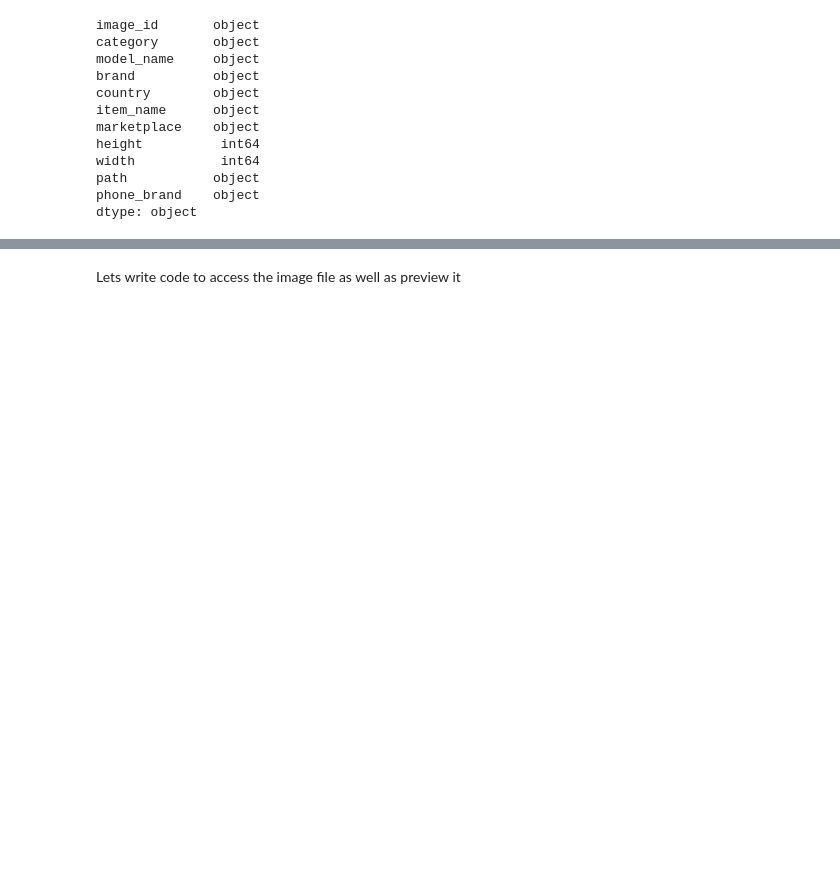
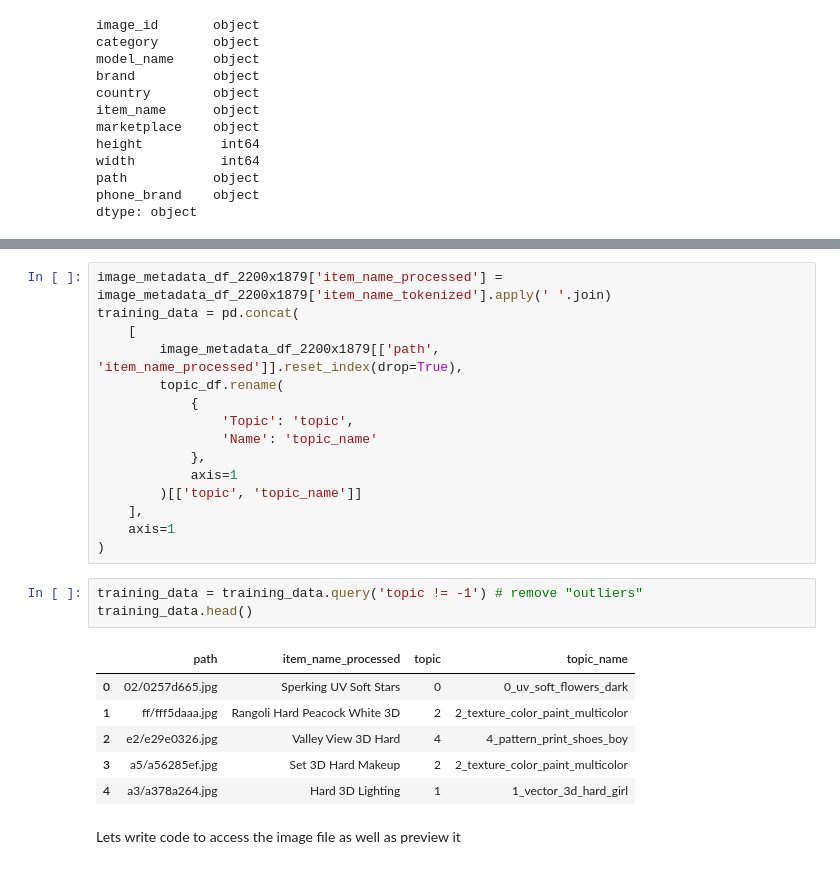
Before and after one commit to fedorTurchenko18/dsc-515, a Jupyter notebook: Submission/res_analysis.ipynb, the cells around one changed output, grey strips where cells are left out. Saved outputs shown, nothing was run; the diff lists cells and outputs as text; blank space fills up the shorter version.

```diff
--- a/Submission/res_analysis.ipynb
+++ b/Submission/res_analysis.ipynb
@@ -314,3 +439,28 @@ dtype: object
+# %%
+image_metadata_df_2200x1879['item_name_processed'] = image_metadata_df_2200x1879['item_name_tokenized'].apply(' '.join)
+training_data = pd.concat(
+    [
+        image_metadata_df_2200x1879[['path', 'item_name_processed']].reset_index(drop=True),
+        topic_df.rename(
+            {
+                'Topic': 'topic',
+                'Name': 'topic_name'
+            },
+            axis=1
+        )[['topic', 'topic_name']]
+    ],
+    axis=1
+)
+# %%
+training_data = training_data.query('topic != -1') # remove "outliers"
+training_data.head()
+# %% [output]
+|  | path | item_name_processed | topic | topic_name |
+| 0 | 02/0257d665.jpg | Sperking UV Soft Stars | 0 | 0_uv_soft_flowers_dark |
+| 1 | ff/fff5daaa.jpg | Rangoli Hard Peacock White 3D | 2 | 2_texture_color_paint_multicolor |
+| 2 | e2/e29e0326.jpg | Valley View 3D Hard | 4 | 4_pattern_print_shoes_boy |
+| 3 | a5/a56285ef.jpg | Set 3D Hard Makeup | 2 | 2_texture_color_paint_multicolor |
+| 4 | a3/a378a264.jpg | Hard 3D Lighting | 1 | 1_vector_3d_hard_girl |
 # %% [markdown]
 Lets write code to access the image file as well as preview it
 # %%
```
Also changed, not shown: parts of 17 cells of this notebook.
